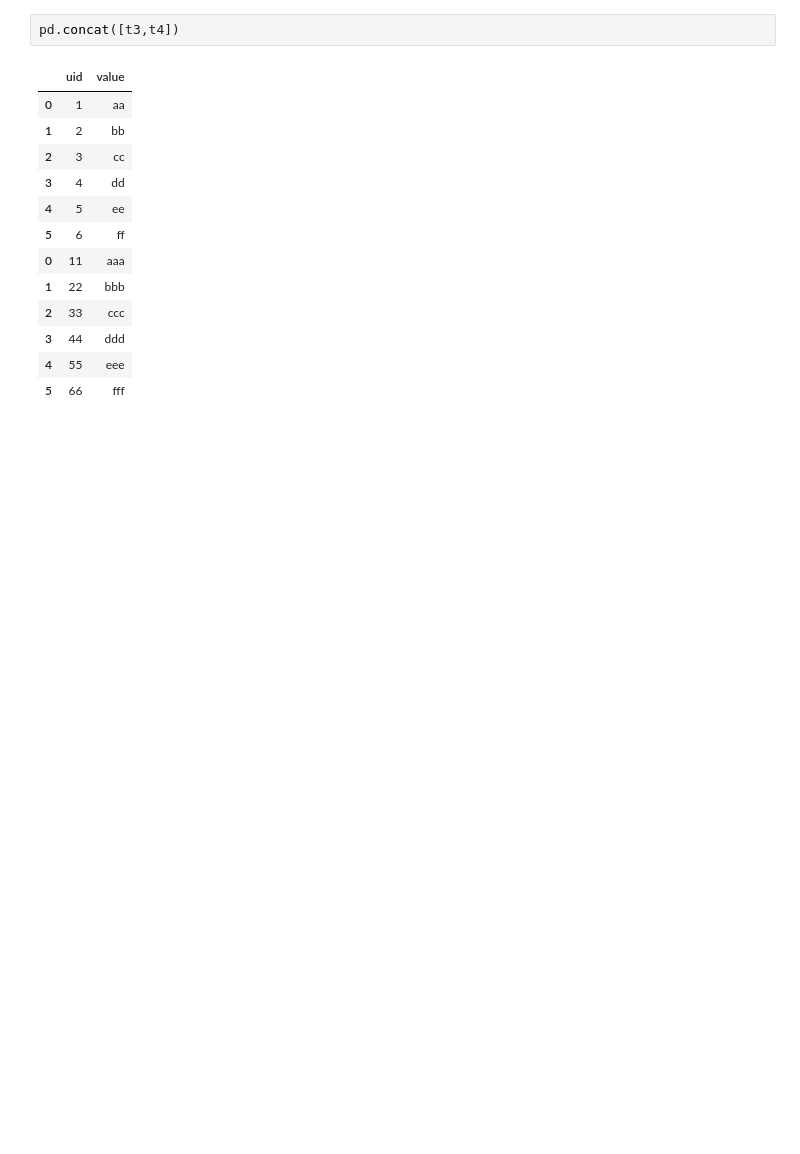
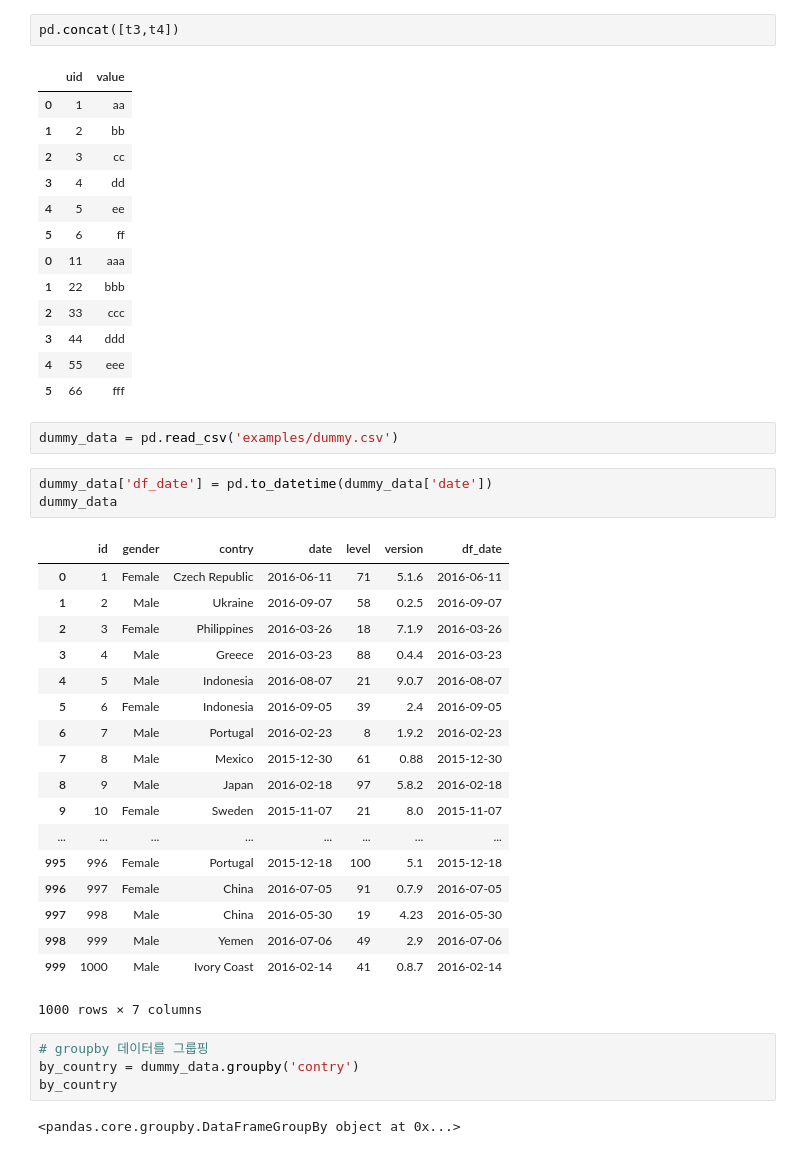
Before and after one commit to cionman/Python_pandas, a Jupyter notebook: pandas_ex.ipynb, the cells around one changed output. Saved outputs shown, nothing was run; the diff lists cells and outputs as text; blank space fills up the shorter version.

```diff
--- a/pandas_ex.ipynb
+++ b/pandas_ex.ipynb
@@ -456,3 +456,33 @@ pd.concat([t3,t4])
 | 3 | 44 | ddd |
 | 4 | 55 | eee |
 | 5 | 66 | fff |
+# %%
+dummy_data = pd.read_csv('examples/dummy.csv')
+# %%
+dummy_data['df_date'] = pd.to_datetime(dummy_data['date'])
+dummy_data
+# %% [output]
+|  | id | gender | contry | date | level | version | df_date |
+| 0 | 1 | Female | Czech Republic | 2016-06-11 | 71 | 5.1.6 | 2016-06-11 |
+| 1 | 2 | Male | Ukraine | 2016-09-07 | 58 | 0.2.5 | 2016-09-07 |
+| 2 | 3 | Female | Philippines | 2016-03-26 | 18 | 7.1.9 | 2016-03-26 |
+| 3 | 4 | Male | Greece | 2016-03-23 | 88 | 0.4.4 | 2016-03-23 |
+| 4 | 5 | Male | Indonesia | 2016-08-07 | 21 | 9.0.7 | 2016-08-07 |
+| 5 | 6 | Female | Indonesia | 2016-09-05 | 39 | 2.4 | 2016-09-05 |
+| 6 | 7 | Male | Portugal | 2016-02-23 | 8 | 1.9.2 | 2016-02-23 |
+| 7 | 8 | Male | Mexico | 2015-12-30 | 61 | 0.88 | 2015-12-30 |
+| 8 | 9 | Male | Japan | 2016-02-18 | 97 | 5.8.2 | 2016-02-18 |
+| 9 | 10 | Female | Sweden | 2015-11-07 | 21 | 8.0 | 2015-11-07 |
+| ... | ... | ... | ... | ... | ... | ... | ... |
+| 995 | 996 | Female | Portugal | 2015-12-18 | 100 | 5.1 | 2015-12-18 |
+| 996 | 997 | Female | China | 2016-07-05 | 91 | 0.7.9 | 2016-07-05 |
+| 997 | 998 | Male | China | 2016-05-30 | 19 | 4.23 | 2016-05-30 |
+| 998 | 999 | Male | Yemen | 2016-07-06 | 49 | 2.9 | 2016-07-06 |
+| 999 | 1000 | Male | Ivory Coast | 2016-02-14 | 41 | 0.8.7 | 2016-02-14 |
+1000 rows × 7 columns
+# %%
+# groupby 데이터를 그룹핑
+by_country = dummy_data.groupby('contry')
+by_country
+# %% [output]
+<pandas.core.groupby.DataFrameGroupBy object at 0x...>
```
Also changed, not shown: parts of 17 cells of this notebook, 8 other files.
